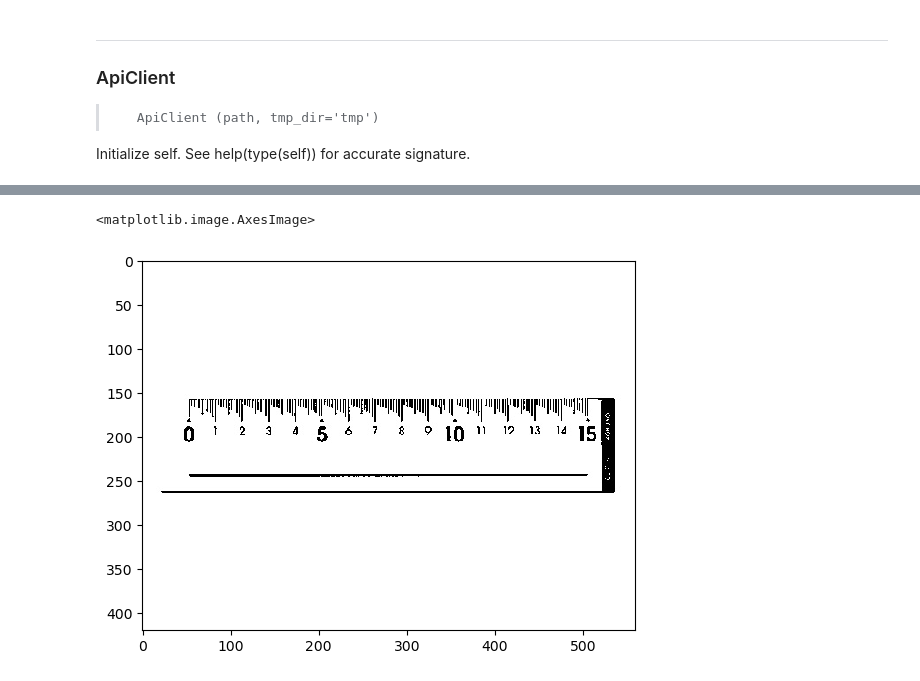
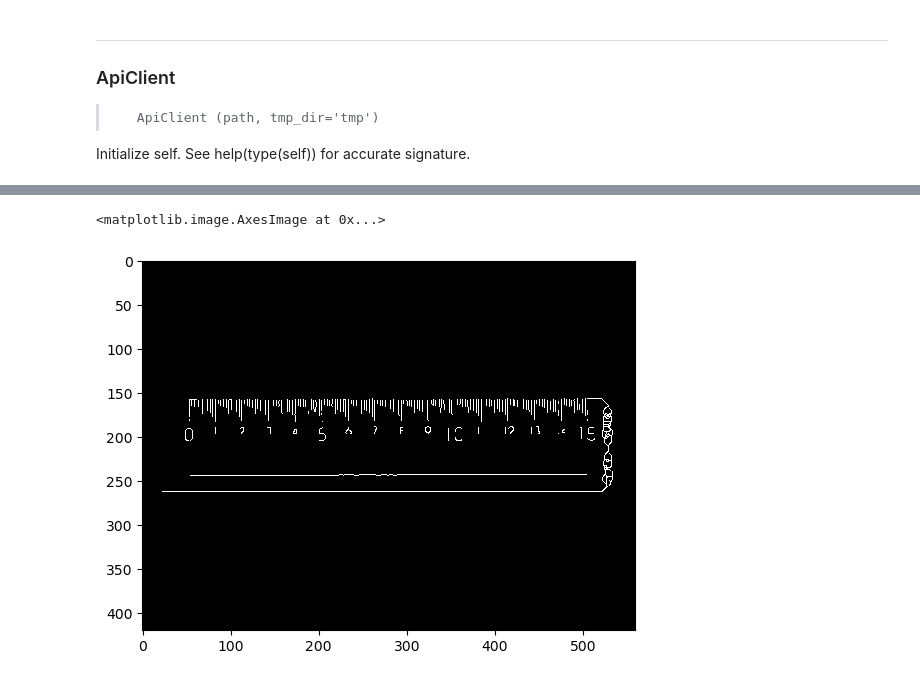
Before and after one commit to nakamura196/ruler_calc, a Jupyter notebook: api.ipynb, the cells around one changed output, grey strips where cells are left out. Drawn from its saved outputs; the diff is of its cells as text; code cells hidden in the pictures.

```diff
--- a/api.ipynb
+++ b/api.ipynb
@@ -117,8 +159,8 @@ ApiClient.otsu(otsu_path, skelton_path)
 # %%
-plt.imshow(mpimg.imread(skelton_path),cmap="gray")
+plt.imshow(mpimg.imread(ins.skelton_path),cmap="gray")
 # %% [output]
-<matplotlib.image.AxesImage>
+<matplotlib.image.AxesImage at 0x...>
-[figure, old version]
+[figure, new version]
 # %%
 #| hide
 import nbdev; nbdev.nbdev_export()
```
Also changed, not shown: parts of 9 cells of this notebook.
